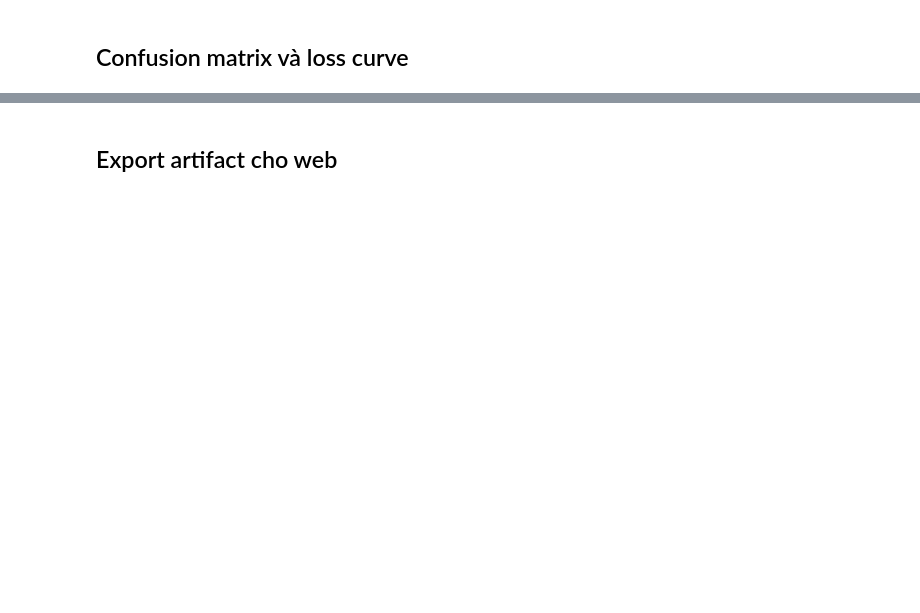
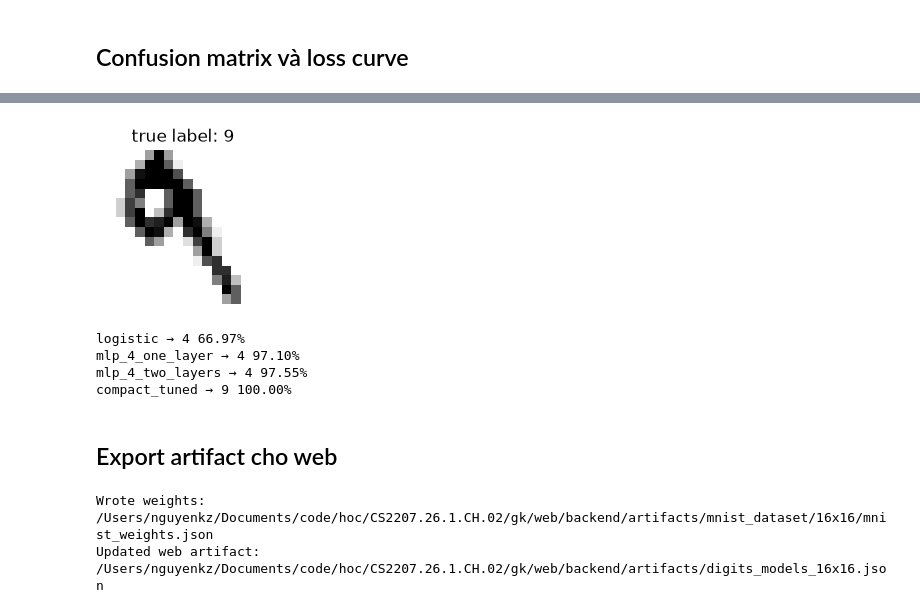
Before and after one commit to NguyenKz/CS2207.26.1.CH.02, a Jupyter notebook: gk/mds/mnist_train.ipynb, the cells around one changed output, grey strips where cells are left out. Saved outputs shown, nothing was run; the diff lists cells and outputs as text; code cells hidden in the pictures; blank space fills up the shorter version.

```diff
--- a/gk/mds/mnist_train.ipynb
+++ b/gk/mds/mnist_train.ipynb
@@ -72,32 +90,27 @@ model_configs = config['models']
 trained = {}
 training_log = []
 
-def print_mlp_loss_log(model_id, loss_curve):
-    for epoch, loss in enumerate(loss_curve, start=1):
-        if epoch == 1 or epoch % 10 == 0 or epoch == len(loss_curve):
-            print(f'    epoch {epoch:>3}: loss={loss:.6f}')
-
 def fit_and_log(model_id, model, model_config, kind):
-    print(f'[{len(training_log) + 1}/4] {model_id} · start')
+    print(f'\n[{len(training_log) + 1}/4] {model_id} · training')
     print('    config:', model_config)
     started = perf_counter()
     model.fit(X_fit, y_fit)
     elapsed = perf_counter() - started
     loss_curve = [float(value) for value in getattr(model, 'loss_curve_', [])]
-    if loss_curve:
-        print_mlp_loss_log(model_id, loss_curve)
     iterations = int(np.max(model.n_iter_)) if hasattr(model, 'n_iter_') else None
+    max_iter = int(model_config.get('max_iter', iterations or 0))
+    converged = iterations is None or iterations < max_iter
     record = {
         'model_id': model_id, 'kind': kind, 'status': 'completed',
         'elapsed_seconds': round(elapsed, 3),
         'iterations': iterations, 'epochs': len(loss_curve) or None,
         'initial_loss': loss_curve[0] if loss_curve else None,
         'final_loss': loss_curve[-1] if loss_curve else None,
-        'loss_curve': loss_curve,
+        'loss_curve': loss_curve, 'converged': converged,
         'config': model_config,
     }
     training_log.append(record)
-    print(f'    done in {elapsed:.2f}s · iterations={iterations} · epochs={record["epochs"]} · final_loss={record["final_loss"]}')
+    print(f'    done in {elapsed:.2f}s · iterations={iterations} · epochs={record["epochs"]} · final_loss={record["final_loss"]} · status={"converged" if converged else "max_iter reached"}')
     return model
 
 logistic_config = model_configs['logistic']
@@ -114,7 +127,8 @@ for model_id in ('mlp_4_one_layer', 'mlp_4_two_layers', 'compact_tuned'):
         build_mlp(
             tuple(model_config['hidden_layer_sizes']), model_config['activation'],
             model_config['learning_rate_init'], model_config['max_iter'],
-            model_config.get('early_stopping', False), model_config.get('n_iter_no_change'), verbose=True,
+            model_config.get('early_stopping', False), model_config.get('n_iter_no_change'),
+            model_config.get('batch_size'), verbose=True,
         ),
         model_config, 'ann',
     )
@@ -159,13 +225,19 @@ plt.tight_layout()
 # %%
 sample_index = 7
 plt.figure(figsize=(2, 2))
-plt.imshow(X_test_pixels[sample_index].reshape(8, 8), cmap='gray_r', vmin=0, vmax=16)
+plt.imshow(X_test_pixels[sample_index].reshape(PIXEL_SIZE, PIXEL_SIZE), cmap='gray_r', vmin=0, vmax=16)
 plt.title(f'true label: {y_test[sample_index]}')
 plt.axis('off')
 plt.show()
 for model_id, model in trained.items():
     probabilities = model.predict_proba(X_test[sample_index:sample_index + 1])[0]
     print(model_id, '→', int(np.argmax(probabilities)), f'{probabilities.max():.2%}')
+# %% [output]
+[figure, added]
+logistic → 4 66.97%
+mlp_4_one_layer → 4 97.10%
+mlp_4_two_layers → 4 97.55%
+compact_tuned → 9 100.00%
 # %% [markdown]
 ## Export artifact cho web
 # %%
@@ -187,28 +259,31 @@ def make_metadata(model_id, result_key, name, kind, model, architecture, activat
         hidden_activation, source, source_url,
     )
 
+one_layer_hidden = list(model_configs['mlp_4_one_layer']['hidden_layer_sizes'])
+two_layer_hidden = list(model_configs['mlp_4_two_layers']['hidden_layer_sizes'])
 compact_config = model_configs['compact_tuned']
 models = [
-    make_metadata('logistic', 'logistic', 'Logistic Regression', 'linear', trained['logistic'], [64, 10], [], None, 'scikit-learn LogisticRegression', 'https://scikit-learn.org/stable/modules/generated/sklearn.linear_model.LogisticRegression.html'),
-    make_metadata('mlp-4-one-layer', 'mlp_4_one_layer', 'MLP · 4 neurons · 1 layer', 'ann', trained['mlp_4_one_layer'], [64, 4, 10], ['tanh', 'softmax'], 'tanh'),
-    make_metadata('mlp-4-two-layer', 'mlp_4_two_layers', 'MLP · 4 neurons · 2 layers', 'ann', trained['mlp_4_two_layers'], [64, 4, 4, 10], ['tanh', 'tanh', 'softmax'], 'tanh'),
-    make_metadata('compact-tuned', 'compact_tuned', 'Compact tuned MLP', 'ann', trained['compact_tuned'], [64, *compact_config['hidden_layer_sizes'], 10], [compact_config['activation']] * len(compact_config['hidden_layer_sizes']) + ['softmax'], compact_config['activation']),
+    make_metadata('logistic', 'logistic', 'Logistic Regression', 'linear', trained['logistic'], [PIXEL_COUNT, 10], [], None, 'scikit-learn LogisticRegression', 'https://scikit-learn.org/stable/modules/generated/sklearn.linear_model.LogisticRegression.html'),
+    make_metadata('mlp-4-one-layer', 'mlp_4_one_layer', f'MLP · {one_layer_hidden[0]} neurons · 1 layer', 'ann', trained['mlp_4_one_layer'], [PIXEL_COUNT, *one_layer_hidden, 10], ['tanh'] * len(one_layer_hidden) + ['softmax'], model_configs['mlp_4_one_layer']['activation']),
+    make_metadata('mlp-4-two-layer', 'mlp_4_two_layers', f'MLP · {two_layer_hidden[0]} neurons · 2 layers', 'ann', trained['mlp_4_two_layers'], [PIXEL_COUNT, *two_layer_hidden, 10], ['tanh'] * len(two_layer_hidden) + ['softmax'], model_configs['mlp_4_two_layers']['activation']),
+    make_metadata('compact-tuned', 'compact_tuned', 'Compact tuned MLP', 'ann', trained['compact_tuned'], [PIXEL_COUNT, *compact_config['hidden_layer_sizes'], 10], [compact_config['activation']] * len(compact_config['hidden_layer_sizes']) + ['softmax'], compact_config['activation']),
 ]
 
 artifact = {
-    'version': 3,
+    'version': 4,
     'random_seed': config['random_seed'],
+    'pixel_size': PIXEL_SIZE,
     'dataset': {
         'name': 'MNIST handwritten digits',
-        'description': 'Real handwritten digit images from MNIST, normalized to 8x8 grayscale pixels for this demo.',
+        'description': f'Real handwritten digit images from MNIST, normalized to {PIXEL_SIZE}x{PIXEL_SIZE} grayscale pixels for this demo.',
         'sample_count': 70000, 'training_sample_count': 60000, 'test_sample_count': 10000,
-        'input_shape': [8, 8], 'feature_count': 64, 'class_count': 10,
+        'input_shape': [PIXEL_SIZE, PIXEL_SIZE], 'feature_count': PIXEL_COUNT, 'class_count': 10,
         'pixel_min': 0, 'pixel_max': 16, 'original_input_shape': [28, 28],
         'source_url': 'https://yann.lecun.com/exdb/mnist/',
     },
     'preprocessing': {
-        'name': 'CropSquareResize8 + StandardScaler',
-        'feature_transform': 'denoise at 50% of max ink, keep largest component, crop foreground, resize to square, area-average resize to 8x8, scale intensity to 0..16',
+        'name': f'CropSquareResize{PIXEL_SIZE} + StandardScaler',
+        'feature_transform': f'denoise at 50% of max ink, keep largest component, crop foreground, resize to square, area-average resize to {PIXEL_SIZE}x{PIXEL_SIZE}, scale intensity to 0..16',
         'mean': mean.tolist(), 'std': std.tolist(),
     },
     'fit_indices': config['fit_indices'], 'validation_indices': config['validation_indices'],
@@ -216,7 +291,17 @@ artifact = {
     'test_samples': np.rint(X_test_pixels).astype(int).tolist(),
     'test_labels': y_test.astype(int).tolist(),
     'demo_sample_index': demo_sample_index,
-    'augmentation': {'source_count': 48000, 'generated_count': 48000, 'shifts': [], 'rotations_degrees': [], 'applied_to': 'disabled for MNIST; the source already contains real handwritten training images'},
+    'augmentation': {
+        'enabled': AUGMENT_TRAINING,
+        'factor': AUGMENT_FACTOR,
+        'source_count': int(len(original_fit_pixels)),
+        'generated_count': int(len(X_fit)),
+        'variant_count': int(len(augmented_pixels)),
+        'shift_pixels': AUGMENT_SHIFT_PIXELS,
+        'stroke_variants': AUGMENT_STROKE_VARIANTS,
+        'scale_range': list(AUGMENT_SCALE_RANGE),
+        'applied_to': 'fit split only; validation and test remain unchanged',
+    },
     'baseline_tuning': {'rounds': config['search']['logistic_rounds'], 'C_candidates': [row['C'] for row in config['search']['logistic_candidates']], 'selected_C': model_configs['logistic']['C'], 'validation_accuracy': config['search']['selected_logistic_validation_accuracy']},
     'tuning': {'rounds': config['search']['mlp_rounds'], 'search_sample_count': config['search']['sample_count'], 'solver': 'adam', 'search_max_iter': 120, 'final_max_iter': compact_config['max_iter'], 'early_stopping': compact_config['early_stopping'], 'candidates': config['search']['mlp_candidates'], 'selected': compact_config['hidden_layer_sizes'], 'selected_activation': compact_config['activation'], 'selected_learning_rate_init': compact_config['learning_rate_init'], 'validation_accuracy': config['search']['selected_mlp_validation_accuracy']},
     'models': models,
@@ -226,3 +311,6 @@ OUTPUT_PATH.write_text(serialized_artifact, encoding='utf-8')
 WEB_OUTPUT_PATH.write_text(serialized_artifact, encoding='utf-8')
 print(f'Wrote weights: {OUTPUT_PATH}')
 print(f'Updated web artifact: {WEB_OUTPUT_PATH}')
+# %% [output]
+Wrote weights: /Users/nguyenkz/Documents/code/hoc/CS2207.26.1.CH.02/gk/web/backend/artifacts/mnist_dataset/16x16/mnist_weights.json
+Updated web artifact: /Users/nguyenkz/Documents/code/hoc/CS2207.26.1.CH.02/gk/web/backend/artifacts/digits_models_16x16.json
```
Also changed, not shown: parts of 4 cells of this notebook, 18 other files.
